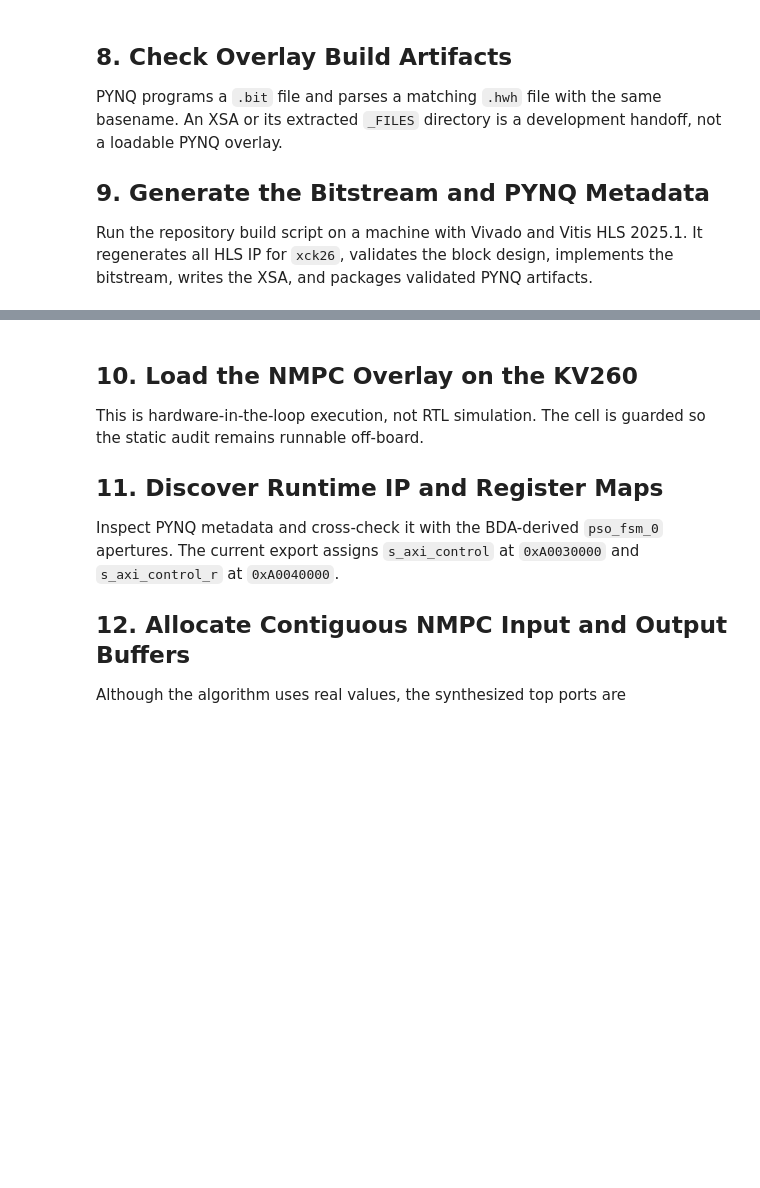
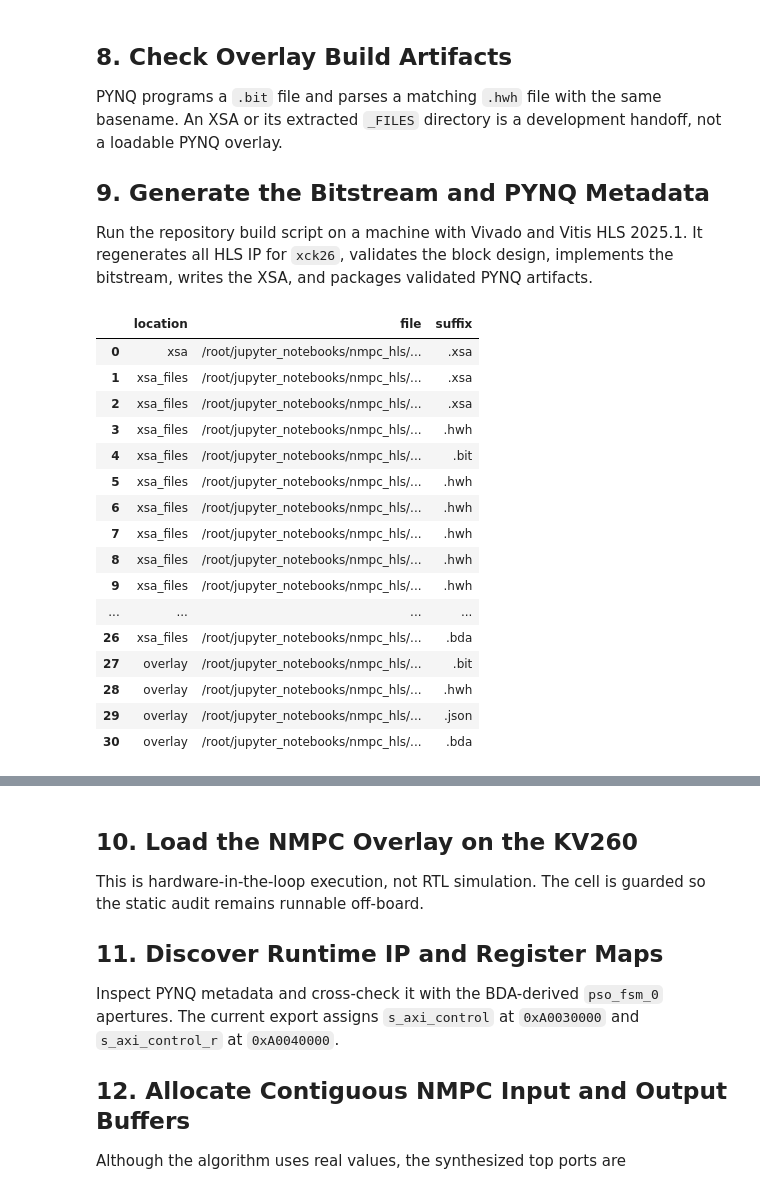
Before and after one commit to MinhNguy3n/nmpc_hls, a Jupyter notebook: app/kria-pynq/kv260_nmpc_demo.ipynb, the cells around one changed output, grey strips where cells are left out. Saved outputs shown, nothing was run; the diff lists cells and outputs as text; code cells hidden in the pictures; blank space fills up the shorter version.

```diff
--- a/app/kria-pynq/kv260_nmpc_demo.ipynb
+++ b/app/kria-pynq/kv260_nmpc_demo.ipynb
@@ -27,7 +27,7 @@ import subprocess
 import sys
 import time
 import xml.etree.ElementTree as ET
-
+import json
 import matplotlib.pyplot as plt
 import numpy as np
 import pandas as pd
@@ -41,18 +41,20 @@ sys.path.insert(0, str(notebook_dir))
 
 from nmpc_overlay import DESIGN_REVISION, NmpcOverlay
 from quadrotor import quadrotor_step, reference_horizon, spiral_reference
+from package_overlay import pso_fsm_register_map
 
 repo_root = notebook_dir.parents[1] if notebook_dir.name == "kria-pynq" else notebook_dir
 paths = {
-    "vivado_tcl": repo_root / "hw/hdl/scripts/designs/nmpc_solver.tcl",
-    "address_csv": repo_root / "hw/hdl/tcl_run/nmpc_solver/AddressSegments.csv",
+    "address_csv": repo_root / "hw/exported_platform/nmpc_solver_v2/AddressSegments.csv",
+    "vivado_tcl": repo_root / "hw/hdl/design_nmpc_solver.tcl",
     "ip_repo": repo_root / "hw/hls/vitis_ip_repo",
     "config_hpp": repo_root / "hw/hls/source/include/config.hpp",
     "matlab_model": repo_root / "app/matlab_ws/QuadrotorSystem.m",
-    "xsa": repo_root / "hw/exported_platform/nmpc_solver.xsa",
-    "xsa_files": repo_root / "hw/exported_platform/nmpc_solver.xsa_FILES",
-    "handoff_hwh": repo_root / "hw/exported_platform/nmpc_solver.xsa_FILES/design_npmc_solver.hwh",
-    "handoff_bda": repo_root / "hw/exported_platform/nmpc_solver.xsa_FILES/design_npmc_solver.bda",
+    "xsa": repo_root / "hw/exported_platform/nmpc_solver_v2.xsa",
+    "xsa_files": repo_root / "hw/exported_platform/",
+    "handoff_hwh": repo_root / "hw/exported_platform/nmpc_solver_v2/design_nmpc_solver.hwh",
+    "handoff_bda": repo_root / "hw/exported_platform/nmpc_solver_v2/design_nmpc_solver.bda",
+    "bitstream": repo_root / "hw/exported_platform/nmpc_solver_v2/nmpc_solver_v2.bit",
     "overlay": repo_root / "app/kria-pynq/overlay",
     "logs": repo_root / "app/kria-pynq/validation_logs",
 }
@@ -347,47 +419,67 @@ Run the repository build script on a machine with Vivado and Vitis HLS 2025.1. I
 # %%
 artifact_candidates = []
 
 for key in ("xsa", "xsa_files", "overlay"):
     path = paths[key]
     if path.is_file():
         artifact_candidates.append({"location": key, "file": str(path), "suffix": path.suffix})
-
     elif path.is_dir():
         for artifact in path.rglob("*"):
             if artifact.is_file() and artifact.suffix.lower() in {".xsa", ".bit", ".hwh", ".bd", ".v", ".json", ".bda"}:
                 artifact_candidates.append({"location": key, "file": str(artifact), "suffix": artifact.suffix})
 
 artifact_table = pd.DataFrame(artifact_candidates)
-
 display(artifact_table)
 
 overlay_files = {
     "bit": paths["overlay"] / "design_nmpc_solver.bit",
     "hwh": paths["overlay"] / "design_nmpc_solver.hwh",
     "bda": paths["overlay"] / "design_nmpc_solver.bda",
-    "xsa": paths["overlay"] / "xsa.json",
+    "manifest": paths["overlay"] / "manifest.json",
 }
+artifact_checks = {name: path.is_file() for name, path in overlay_files.items()}
+artifact_checks["matching_basename"] = (
+    artifact_checks["bit"]
+    and artifact_checks["hwh"]
+    and overlay_files["bit"].stem == overlay_files["hwh"].stem
+)
+artifact_checks["manifest_revision"] = False
+artifact_checks["manifest_hashes"] = False
+manifest = None
+if artifact_checks["manifest"]:
+    try:
+        manifest = json.loads(overlay_files["manifest"].read_text(encoding="utf-8"))
+        artifact_checks["manifest_revision"] = int(manifest.get("design_revision", 0)) == DESIGN_REVISION
+        from hashlib import sha256
+        artifact_checks["manifest_hashes"] = all(
+            sha256((paths["overlay"] / name).read_bytes()).hexdigest() == details["sha256"]
+            for name, details in manifest.get("files", {}).items()
+        )
+    except (json.JSONDecodeError, KeyError, TypeError, ValueError) as error:
+        print("Invalid overlay manifest:", error)
 
-artifact_checks = {name: path.is_file() for name, path in overlay_files.items()}
-
-artifact_checks["matching_basename"] = True
-
-# artifact_checks["manifest_revision"] = False
-
-# if overlay_files["xsa"].is_file():
-
-#     manifest = json.loads(overlay_files["xsa"].read_text(encoding="utf-8"))
-#     print(manifest.get("design_revision"))
-#     print(DESIGN_REVISION)
-#     artifact_checks["manifest_revision"] = manifest.get("design_revision") == DESIGN_REVISION
-
-artifact_checks["manifest_revision"] = True
 display(pd.Series(artifact_checks, name="pass"))
 artifacts_ready = all(artifact_checks.values())
-
-if artifacts_ready == True:
-    print("All overlay artifacts are available! Now you can do a test run.")
+if artifacts_ready:
+    print("Matching revision-4 overlay artifacts are available.")
+    print("Packaged from:", manifest.get("source_xsa"))
 else:
-    build_command = f"cd {repo_root} && ./hw/build_kv260_overlay.sh"
-    print("Run on the Vivado/Vitis development machine:\n", build_command)
-    print("The build Tcl performs validate_bd_design, synth_1, impl_1/write_bitstream, and write_hw_platform -include_bit.")
+    print("Copy the timing-clean overlay package from the Vivado/Vitis build machine before continuing.")
+# %% [output]
+|  | location | file | suffix |
+| 0 | xsa | /root/jupyter_notebooks/nmpc_hls/... | .xsa |
+| 1 | xsa_files | /root/jupyter_notebooks/nmpc_hls/... | .xsa |
+| 2 | xsa_files | /root/jupyter_notebooks/nmpc_hls/... | .xsa |
+| 3 | xsa_files | /root/jupyter_notebooks/nmpc_hls/... | .hwh |
+| 4 | xsa_files | /root/jupyter_notebooks/nmpc_hls/... | .bit |
+| 5 | xsa_files | /root/jupyter_notebooks/nmpc_hls/... | .hwh |
+| 6 | xsa_files | /root/jupyter_notebooks/nmpc_hls/... | .hwh |
+| 7 | xsa_files | /root/jupyter_notebooks/nmpc_hls/... | .hwh |
+| 8 | xsa_files | /root/jupyter_notebooks/nmpc_hls/... | .hwh |
+| 9 | xsa_files | /root/jupyter_notebooks/nmpc_hls/... | .hwh |
+| ... | ... | ... | ... |
+| 26 | xsa_files | /root/jupyter_notebooks/nmpc_hls/... | .bda |
+| 27 | overlay | /root/jupyter_notebooks/nmpc_hls/... | .bit |
+| 28 | overlay | /root/jupyter_notebooks/nmpc_hls/... | .hwh |
+| 29 | overlay | /root/jupyter_notebooks/nmpc_hls/... | .json |
+| 30 | overlay | /root/jupyter_notebooks/nmpc_hls/... | .bda |
```
Also changed, not shown: parts of 12 cells of this notebook, 9 other files.
